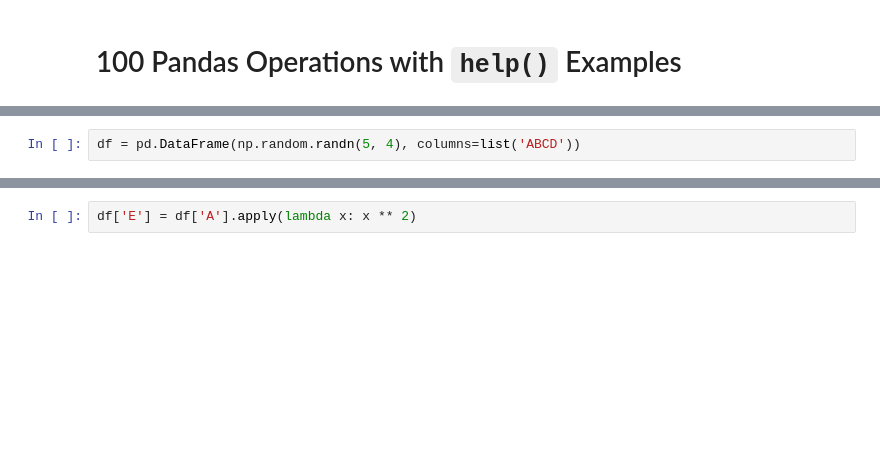
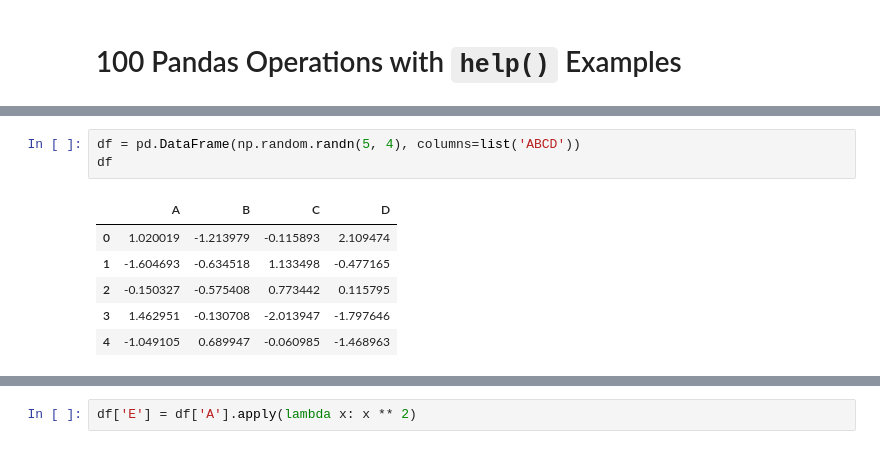
Before and after one commit to ItsWip/ML_learning, a Jupyter notebook: Assignment3/2.pandas_100_operations.ipynb, the cells around one changed output, grey strips where cells are left out. Drawn from its saved outputs; the diff is of its cells as text; blank space fills up the shorter version.

```diff
--- a/Assignment3/2.pandas_100_operations.ipynb
+++ b/Assignment3/2.pandas_100_operations.ipynb
@@ -5,4 +14,12 @@ df = pd.DataFrame({'A': [1, 2, 3], 'B': [4, 5, 6]})
 # %%
 df = pd.DataFrame(np.random.randn(5, 4), columns=list('ABCD'))
+df
+# %% [output]
+|  | A | B | C | D |
+| 0 | 1.020019 | -1.213979 | -0.115893 | 2.109474 |
+| 1 | -1.604693 | -0.634518 | 1.133498 | -0.477165 |
+| 2 | -0.150327 | -0.575408 | 0.773442 | 0.115795 |
+| 3 | 1.462951 | -0.130708 | -2.013947 | -1.797646 |
+| 4 | -1.049105 | 0.689947 | -0.060985 | -1.468963 |
 # %%
 df = pd.DataFrame({'Name': ['Alice', 'Bob', 'Charlie'], 'Age': [25, 30, 35]})
```
Also changed, not shown: parts of 57 cells of this notebook, 4 other files.
